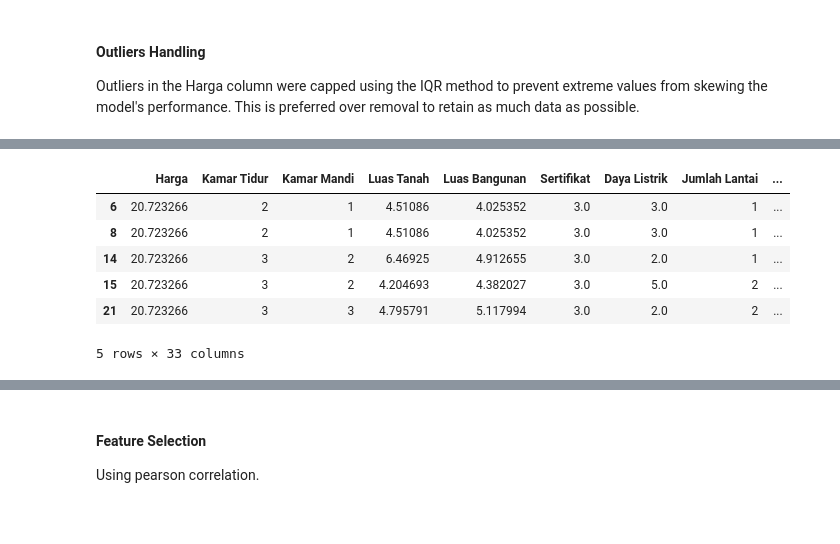
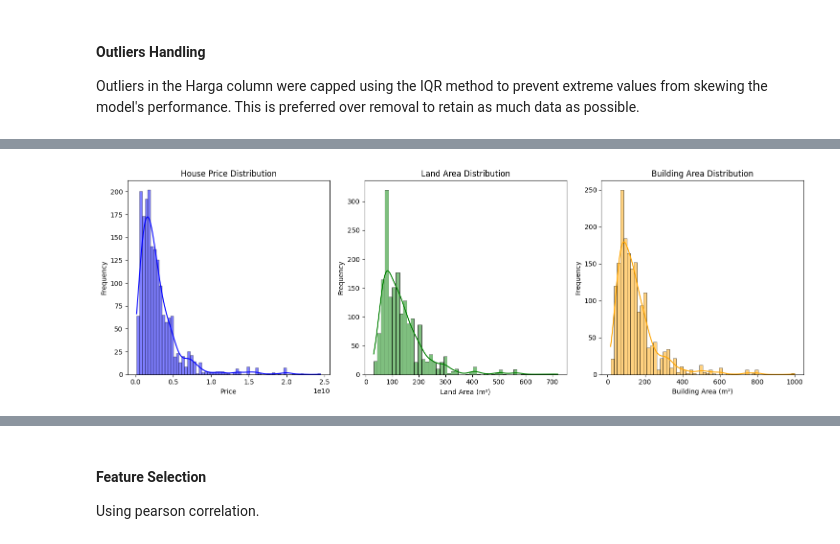
Before and after one commit to daff00/tangerang-house-price-pipeline, a Jupyter notebook: house-price-prediction.ipynb, the cells around one changed output, grey strips where cells are left out. Cells and saved outputs as stored; diff of their text form; code cells hidden in the pictures.

```diff
--- a/house-price-prediction.ipynb
+++ b/house-price-prediction.ipynb
@@ -35,7 +35,7 @@ import pickle
 ### Data Understanding
 # %%
 # Read the data
-df = pd.read_csv("../data/processed/hasil_scraping_rumah123.csv", engine='pyarrow', sep=';')
+df = pd.read_csv("./data/processed/hasil_scraping_rumah123.csv", engine='pyarrow', sep=';')
 df = df.drop(columns=['URL', 'IMB', 'Lainnya', 'Garasi'])
 df.info()
 # %% [output]
@@ -638,11 +303,5 @@ plt.show()
-# %%
-# View the top 5 data after encoding
-df_kabupaten.head()
-# %% [output]
-|  | Harga | Kamar Tidur | Kamar Mandi | Luas Tanah | Luas Bangunan | Sertifikat | Daya Listrik | Jumlah Lantai | ... |
-| 6 | 20.723266 | 2 | 1 | 4.51086 | 4.025352 | 3.0 | 3.0 | 1 | ... |
-| 8 | 20.723266 | 2 | 1 | 4.51086 | 4.025352 | 3.0 | 3.0 | 1 | ... |
-| 14 | 20.723266 | 3 | 2 | 6.46925 | 4.912655 | 3.0 | 2.0 | 1 | ... |
-| 15 | 20.723266 | 3 | 2 | 4.204693 | 4.382027 | 3.0 | 5.0 | 2 | ... |
-| 21 | 20.723266 | 3 | 3 | 4.795791 | 5.117994 | 3.0 | 2.0 | 2 | ... |
-5 rows × 33 columns
+# %%
+# Check the initial distribution of 'Harga', 'Luas Tanah', 'Luas Bangunan' columns
+visualizer.plot_price_distributions(df_encoded)
+# %% [output]
+[figure, added]
```
Also changed, not shown: parts of 54 cells of this notebook, 1 other file.
